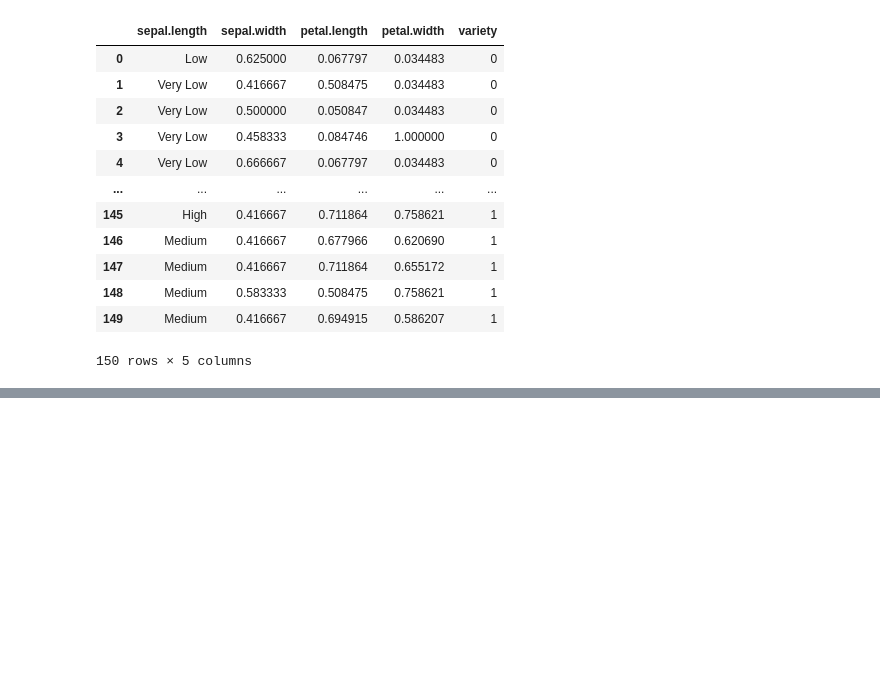
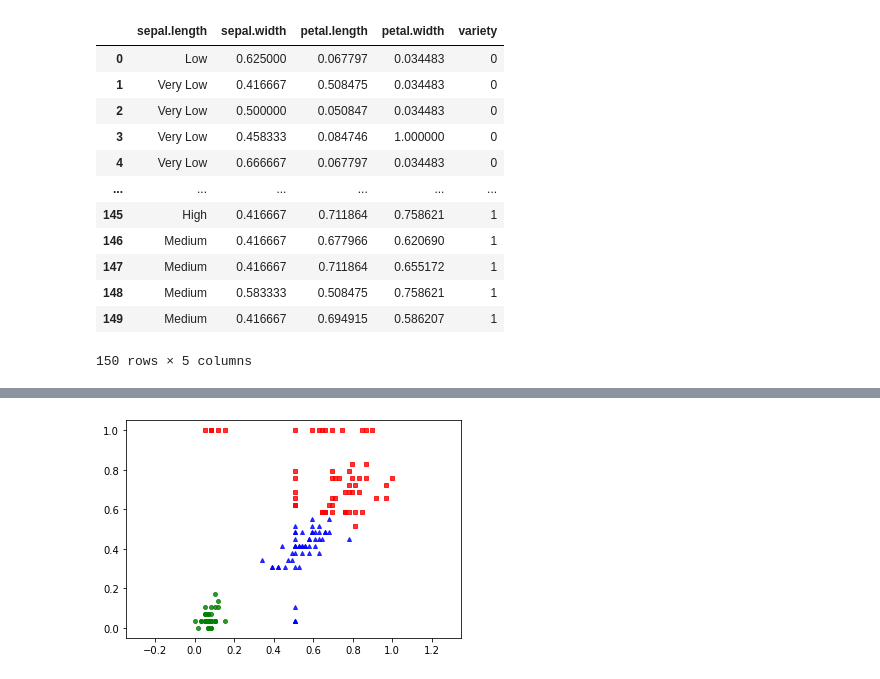
Before and after one commit to terrorteez/P4AI_PTIT, a Jupyter notebook: Source Code/Ex1.ipynb, the cells around one changed output, grey strips where cells are left out. Cells and saved outputs as stored; diff of their text form; code cells hidden in the pictures; blank space fills up the shorter version.

```diff
--- a/Source Code/Ex1.ipynb
+++ b/Source Code/Ex1.ipynb
@@ -202,0 +234,11 @@ df7
+# %%
+Y = df4.copy()
+Y = Y.values
+Y_petal = Y[: , 2 : 4]
+# %%
+kmeans = KMeans(n_clusters = 3, random_state = 0).fit(Y_petal)
+pred_label1 = kmeans.predict(Y_petal)
+pred_label1
+kmeans_display(Y_petal, pred_label1)
+# %% [output]
+[figure, added]
```
Also changed, not shown: parts of 8 cells of this notebook.
